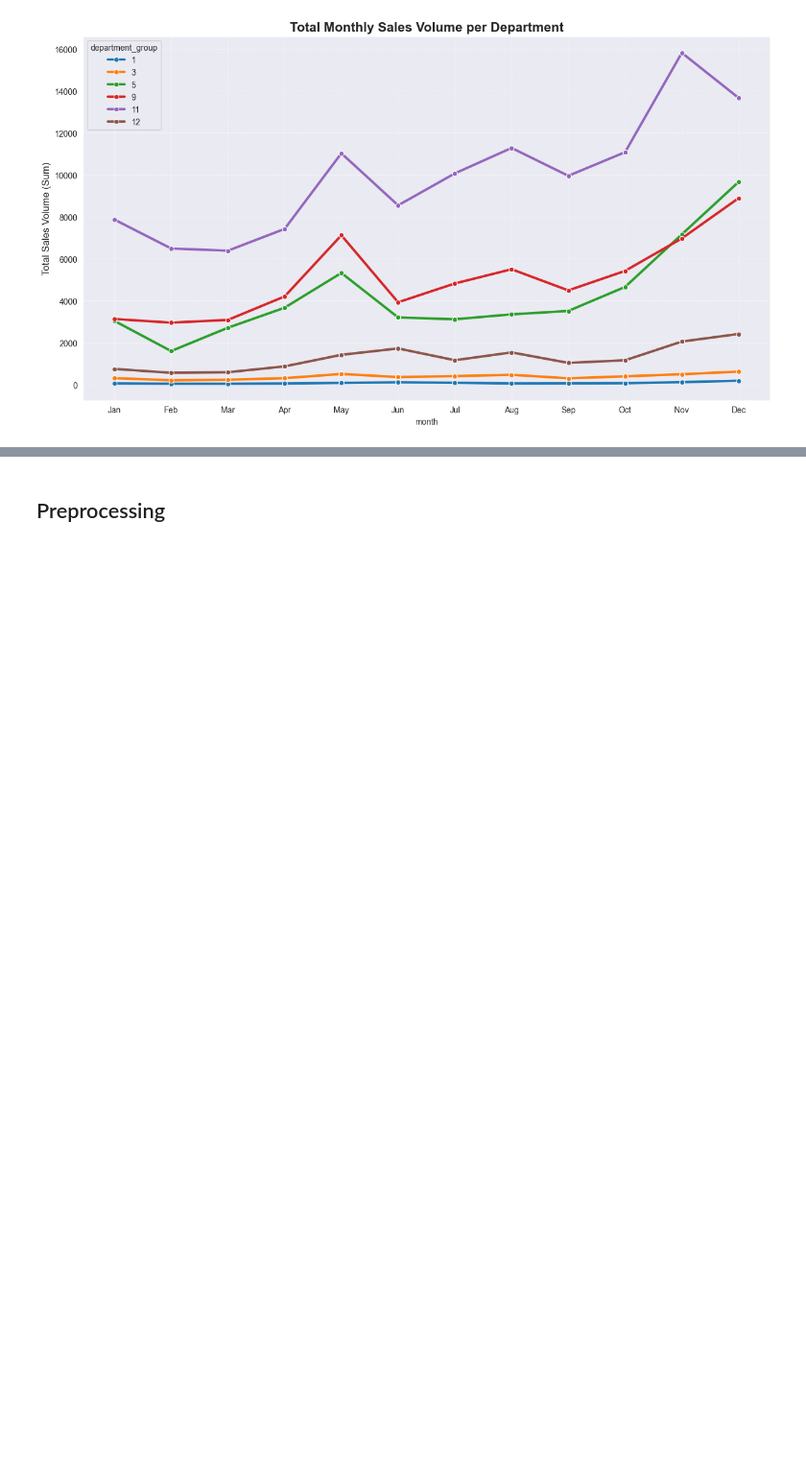
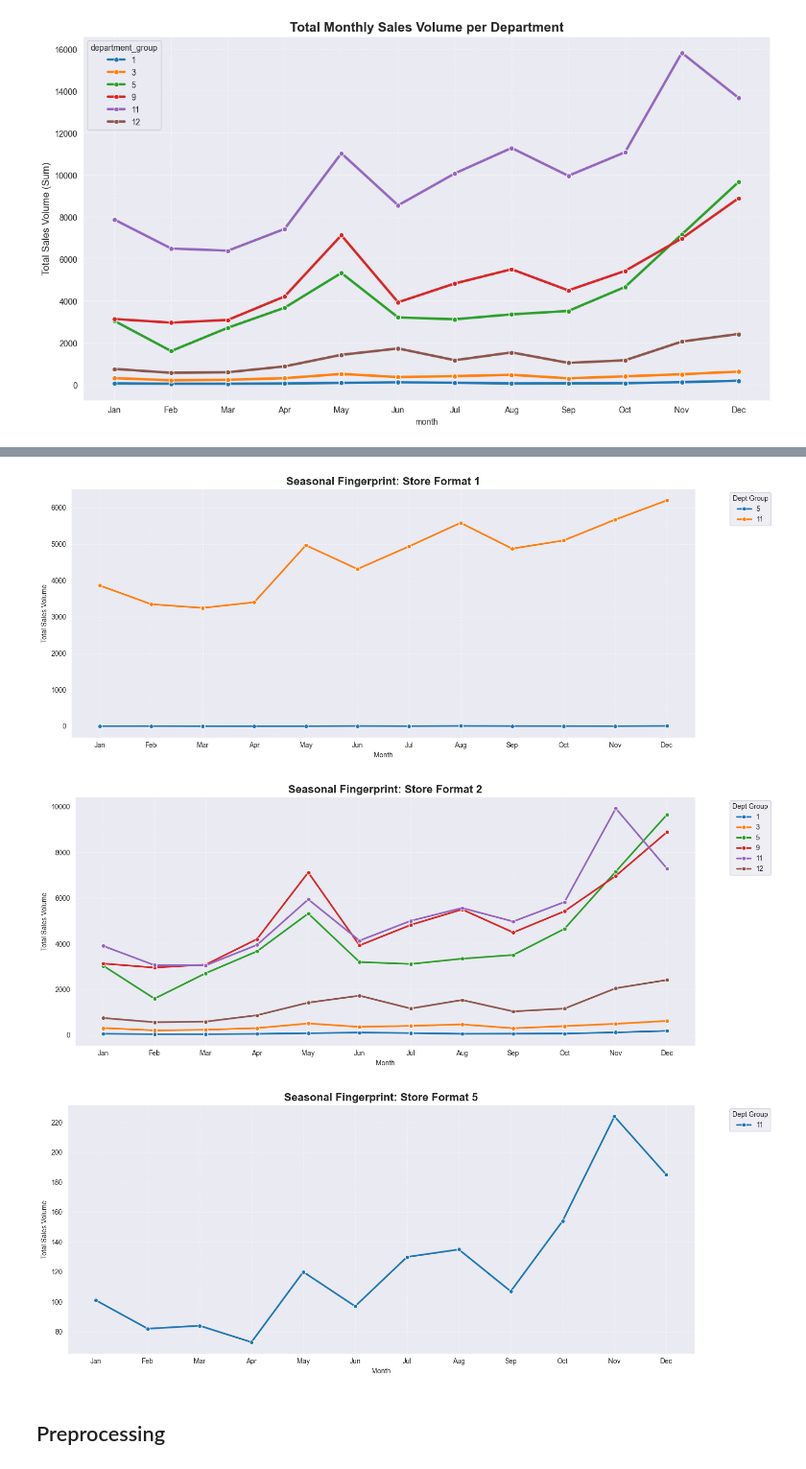
Before and after one commit to luisgrewe/StockSalesPrediction, a Jupyter notebook: salesprediction.ipynb, the cells around one changed output, grey strips where cells are left out. Shown at 96% size. Cells and saved outputs as stored; diff of their text form; code cells hidden in the pictures; blank space fills up the shorter version.

```diff
--- a/salesprediction.ipynb
+++ b/salesprediction.ipynb
@@ -289,3 +321,43 @@ plt.show()
+# %%
+import matplotlib.pyplot as plt
+import seaborn as sns
+
+# 1. Identify all unique store formats
+unique_formats = sorted(X_train_preprocessed['store_format'].unique())
+
+for fmt in unique_formats:
+    # 2. Filter data for the specific format
+    format_data = X_train_preprocessed[X_train_preprocessed['store_format'] == fmt]
+
+    # 3. Aggregate sales by department and month for this format
+    fmt_seasonal = format_data.groupby(['department_group', 'month'])['sales'].sum().reset_index()
+
+    # 4. Visualization
+    plt.figure(figsize=(15, 6))
+    sns.lineplot(
+        data=fmt_seasonal,
+        x='month',
+        y='sales',
+        hue='department_group',
+        marker='o',
+        linewidth=2.5,
+        palette="tab10"
+    )
+
+    plt.title(f'Seasonal Fingerprint: Store Format {fmt}', fontsize=16, fontweight='bold')
+    plt.xticks(range(1, 13), ['Jan', 'Feb', 'Mar', 'Apr', 'May', 'Jun', 'Jul', 'Aug', 'Sep', 'Oct', 'Nov', 'Dec'])
+    plt.ylabel('Total Sales Volume')
+    plt.xlabel('Month')
+    plt.grid(True, linestyle='--', alpha=0.4)
+
+    # Move legend outside to keep the plot clean
+    plt.legend(title='Dept Group', bbox_to_anchor=(1.05, 1), loc='upper left')
+    plt.tight_layout()
+    plt.show()
+# %% [output]
+[figure, added]
+[figure, added]
+[figure, added]
 # %% [markdown]
 ## Preprocessing
 # %%
```
Also changed, not shown: parts of 16 cells of this notebook, 7 other files.
